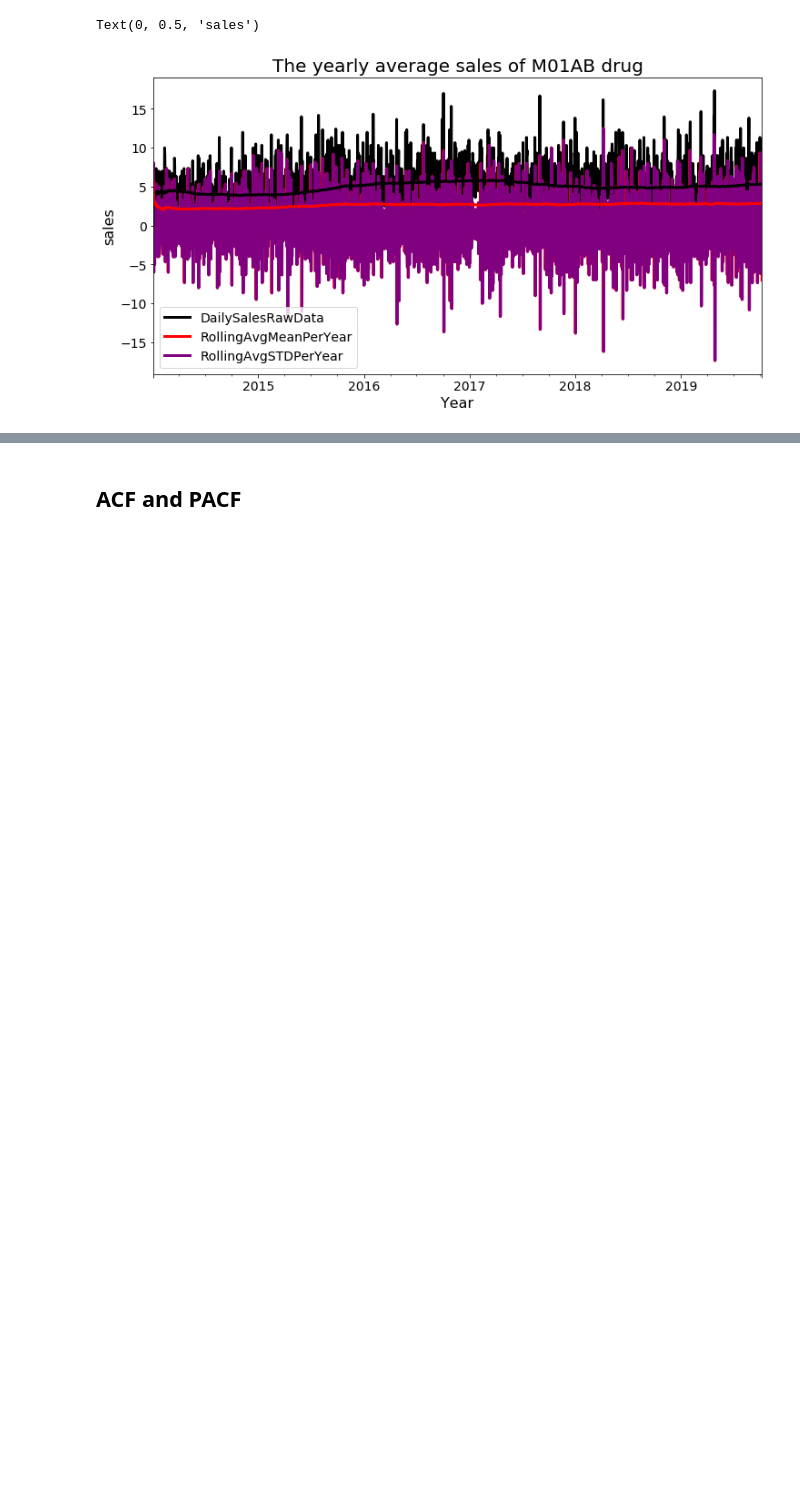
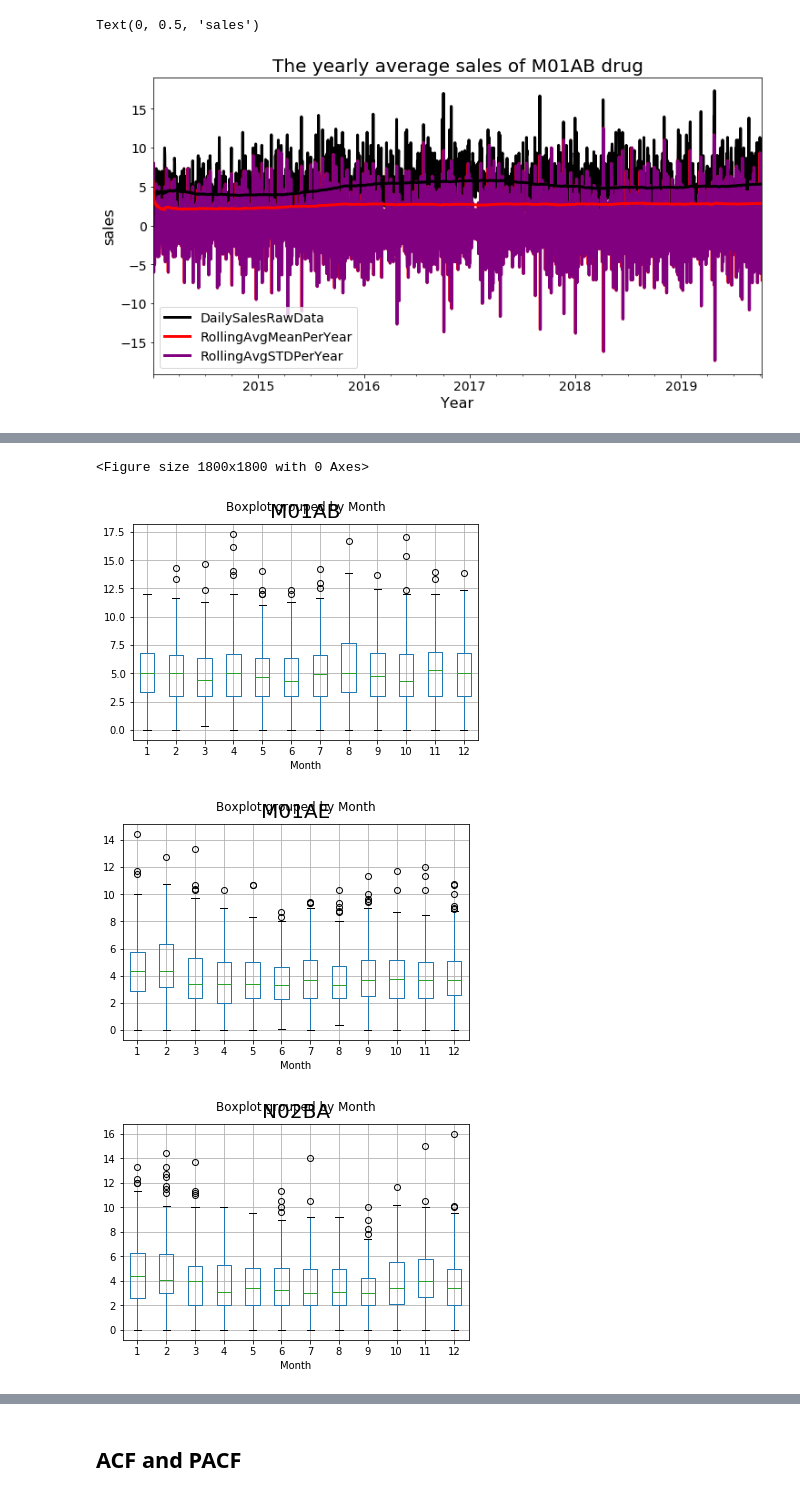
Before and after one commit to GantaChaitra/PharmaSalesAnalysis, a Jupyter notebook: TSA_DailySales.ipynb, the cells around one changed output, grey strips where cells are left out. Saved outputs shown, nothing was run; the diff lists cells and outputs as text; code cells hidden in the pictures; blank space fills up the shorter version.

```diff
--- a/TSA_DailySales.ipynb
+++ b/TSA_DailySales.ipynb
@@ -459,0 +484,6 @@ Text(0, 0.5, 'sales')
+# %%
+
+for i in range(1,):
+    col_name = 'd{}'.format(i)
+    data['M01AB'] = data['d0'].shift(periods=-1 * i)
+data = data.dropna()
@@ -459,0 +569,15 @@ Text(0, 0.5, 'sales')
+# %%
+#data.boxplot(column='M01AB', by='Month')
+def boxplot_per_month(cols):
+    fig = plt.figure(figsize=(30, 30))
+    for loc, col in enumerate(cols):
+
+        data.boxplot(col, by='Month')
+        plt.title(col,fontsize=20)
+# %%
+boxplot_per_month(cols)
+# %% [output]
+<Figure size 1800x1800 with 0 Axes>
+[figure, added]
+[figure, added]
+[figure, added]
```
Also changed, not shown: parts of 23 cells of this notebook.
